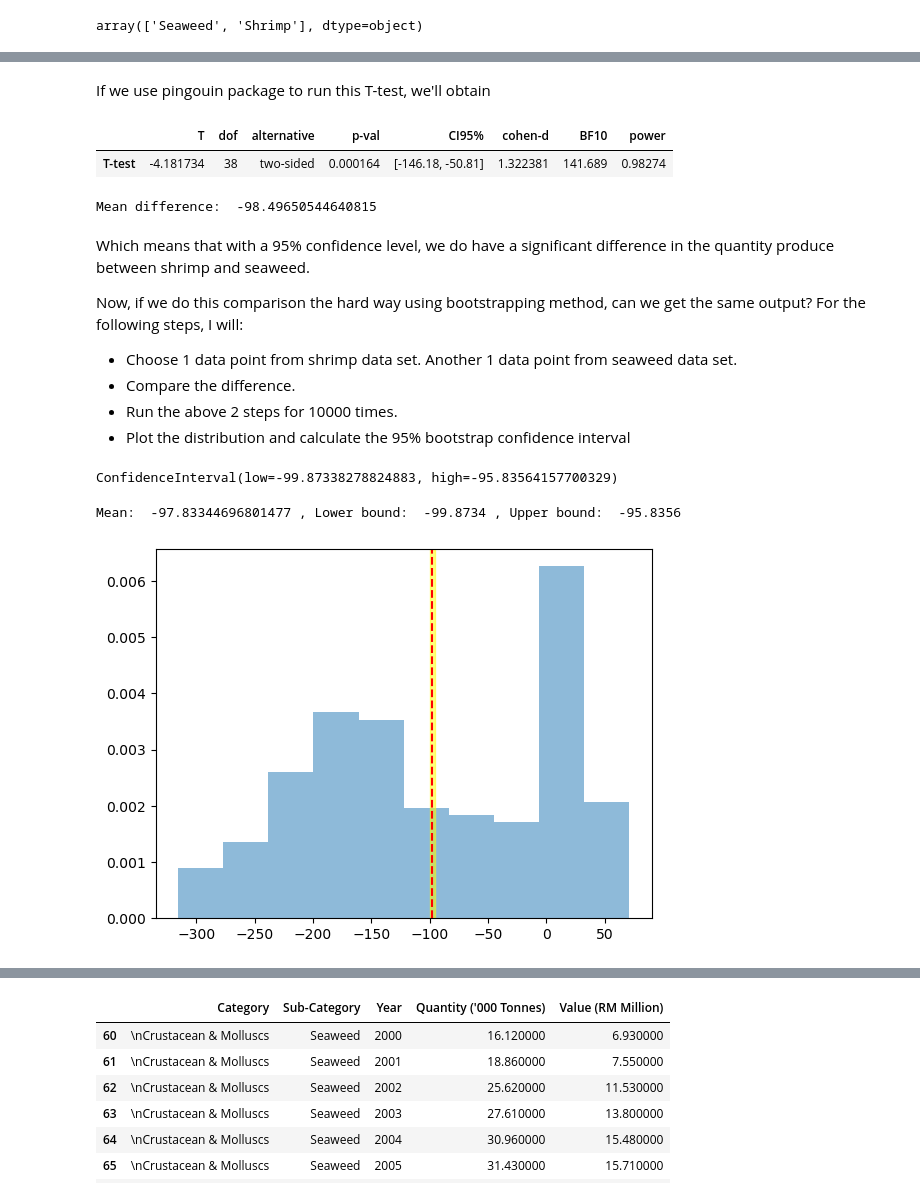
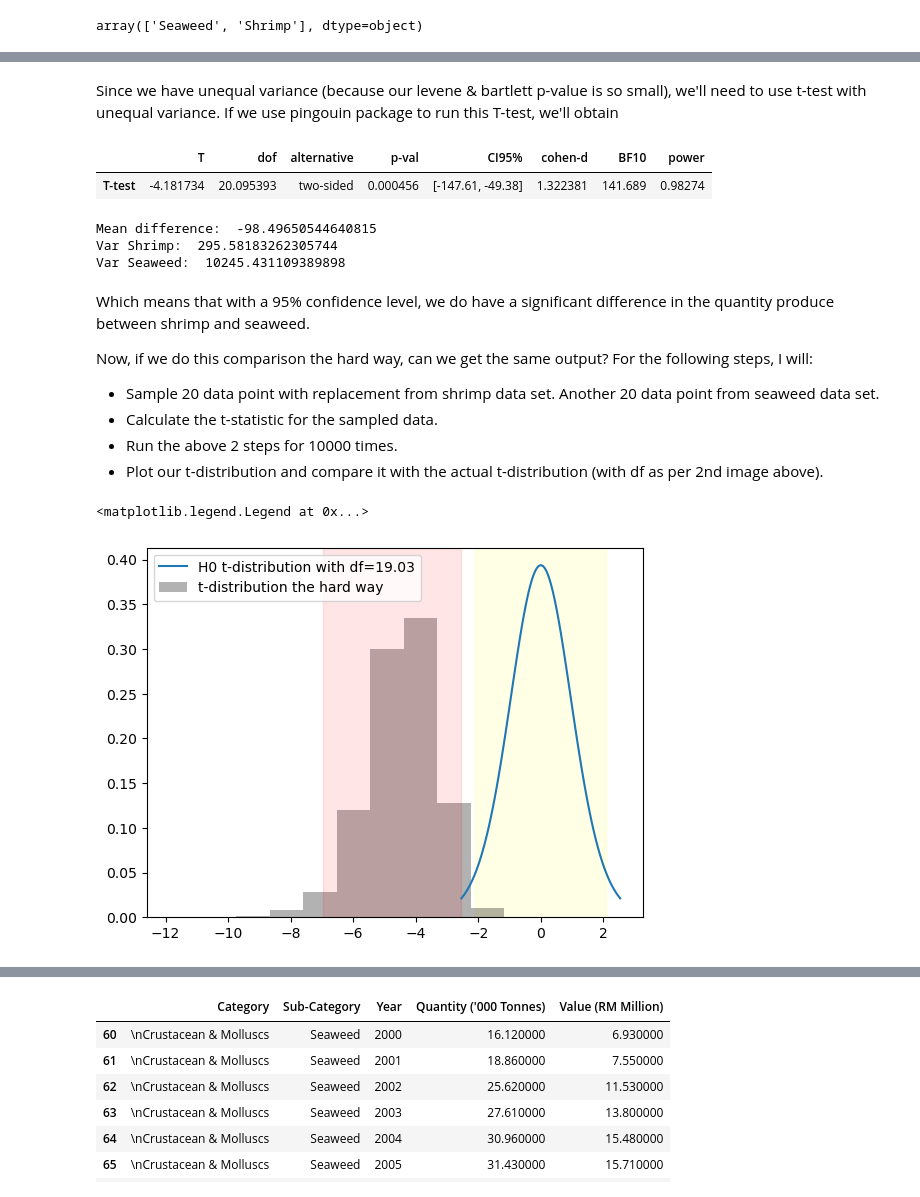
Before and after one commit to FaizAzhar/DataScience-studies, a Jupyter notebook: Statistical Tools Simulations/T-test Simulation.ipynb, the cells around one changed output, grey strips where cells are left out. Cells and saved outputs as stored; diff of their text form; code cells hidden in the pictures.

```diff
--- a/Statistical Tools Simulations/T-test Simulation.ipynb
+++ b/Statistical Tools Simulations/T-test Simulation.ipynb
@@ -61,50 +82,66 @@ array(['Seaweed', 'Shrimp'], dtype=object)
 # %% [markdown]
-If we use pingouin package to run this T-test, we'll obtain
+Since we have unequal variance (because our levene & bartlett p-value is so small), we'll need to use t-test with unequal variance. If we use pingouin package to run this T-test, we'll obtain
 # %%
 import pingouin as pg
 
-df1 = data[(data['Sub-Category']=='Shrimp')]
-df2 = data[(data['Sub-Category']=='Seaweed')]
-
-pg.ttest(df1["Quantity ('000 Tonnes)"],df2["Quantity ('000 Tonnes)"], confidence=0.95)
+# use correction for unequal variance
+pg.ttest(df1["Quantity ('000 Tonnes)"],df2["Quantity ('000 Tonnes)"], confidence=0.95, correction=True)
 # %% [output]
 |  | T | dof | alternative | p-val | CI95% | cohen-d | BF10 | power |
-| T-test | -4.181734 | 38 | two-sided | 0.000164 | [-146.18, -50.81] | 1.322381 | 141.689 | 0.98274 |
+| T-test | -4.181734 | 20.095393 | two-sided | 0.000456 | [-147.61, -49.38] | 1.322381 | 141.689 | 0.98274 |
 # %%
-print('Mean difference: ', np.mean(df1["Quantity ('000 Tonnes)"]) - np.mean(df2["Quantity ('000 Tonnes)"]))
+print('Mean difference: ', np.mean(df1["Quantity ('000 Tonnes)"]) - np.mean(df2["Quantity ('000 Tonnes)"]),
+     '\nVar Shrimp: ', np.var(df1["Quantity ('000 Tonnes)"]),
+     '\nVar Seaweed: ', np.var(df2["Quantity ('000 Tonnes)"]),
+     )
 # %% [output]
 Mean difference:  -98.49650544640815
+Var Shrimp:  295.58183262305744
+Var Seaweed:  10245.431109389898
 # %% [markdown]
 Which means that with a 95% confidence level, we do have a significant difference in the quantity produce between shrimp and seaweed.
 
-Now, if we do this comparison the hard way using bootstrapping method, can we get the same output? For the following steps, I will:
-* Choose 1 data point from shrimp data set. Another 1 data point from seaweed data set.
-* Compare the difference.
+Now, if we do this comparison the hard way, can we get the same output? For the following steps, I will:
+
+* Sample 20 data point with replacement from shrimp data set. Another 20 data point from seaweed data set.
+* Calculate the t-statistic for the sampled data.
 * Run the above 2 steps for 10000 times.
-* Plot the distribution and calculate the 95% bootstrap confidence interval
+* Plot our t-distribution and compare it with the actual t-distribution (with df as per 2nd image above).
-# %%
-boot_shrimp = np.random.choice(df1["Quantity ('000 Tonnes)"], 10000)
-boot_seaweed = np.random.choice(df2["Quantity ('000 Tonnes)"], 10000)
-boot_diff = boot_shrimp - boot_seaweed
-
-from scipy.stats import bootstrap
-
-bound_data = (boot_diff,)  # samples must be in a sequence
-ci_bound = bootstrap(bound_data, np.mean, confidence_level=0.95, n_resamples=10000)
-print(ci_bound.confidence_interval)
-# %% [output]
-ConfidenceInterval(low=-99.87338278824883, high=-95.83564157700329)
+# %%
+test_stat = []
+
+for i in range(10000):
+    rep_shrimp = np.random.choice(df1["Quantity ('000 Tonnes)"], 20)
+    rep_seaweed = np.random.choice(df2["Quantity ('000 Tonnes)"], 20)
+
+    mean1 = np.mean(rep_shrimp)
+    mean2 = np.mean(rep_seaweed)
+    var1 = np.var(rep_shrimp)
+    var2 = np.var(rep_seaweed)
+
+    t = (mean1 - mean2)/np.sqrt((var1 + var2)/20)
+    test_stat.append(t)
 # %%
-upper = -95.8356
-lower = -99.8734
+var_shrimp = np.var(df1["Quantity ('000 Tonnes)"])
+var_seaweed = np.var(df2["Quantity ('000 Tonnes)"])
+a = (var_shrimp**2)/20
+b = (var_seaweed**2)/20
+deg_freedom = ((a+b)**2)/((a**2 + b**2)/19) # df = 19.03
+
+from scipy.stats import t
+import matplotlib.pyplot as plt
+
+x = np.linspace(t.ppf(0.01, deg_freedom),
+                t.ppf(0.99, deg_freedom), 100)
+rv = t(deg_freedom)
 
 fig, ax = plt.subplots()
-ax.hist(boot_diff, density=True, alpha=0.5)
-plt.axvline(np.mean(boot_diff),linestyle='dashed', color='red')
-ax.axvspan(lower, upper, alpha=0.5, color='yellow')
-
-print('Mean: ', np.mean(boot_diff), ', Lower bound: ', lower, ', Upper bound: ', upper)
+ax.plot(x, rv.pdf(x), label='H0 t-distribution with df=19.03')
+ax.axvspan(t.ppf(0.025, deg_freedom), t.ppf(0.975, deg_freedom), alpha=0.1, color='yellow')
+ax.hist(test_stat, density=True, alpha=0.3, label='t-distribution the hard way', color='black')
+ax.axvspan(np.percentile(test_stat, 2.5), np.percentile(test_stat, 97.5), alpha=0.1, color='red')
+plt.legend()
 # %% [output]
-Mean:  -97.83344696801477 , Lower bound:  -99.8734 , Upper bound:  -95.8356
+<matplotlib.legend.Legend at 0x...>
-[figure, old version]
+[figure, new version]
 # %% [markdown]
```
Also changed, not shown: parts of 7 cells of this notebook.
